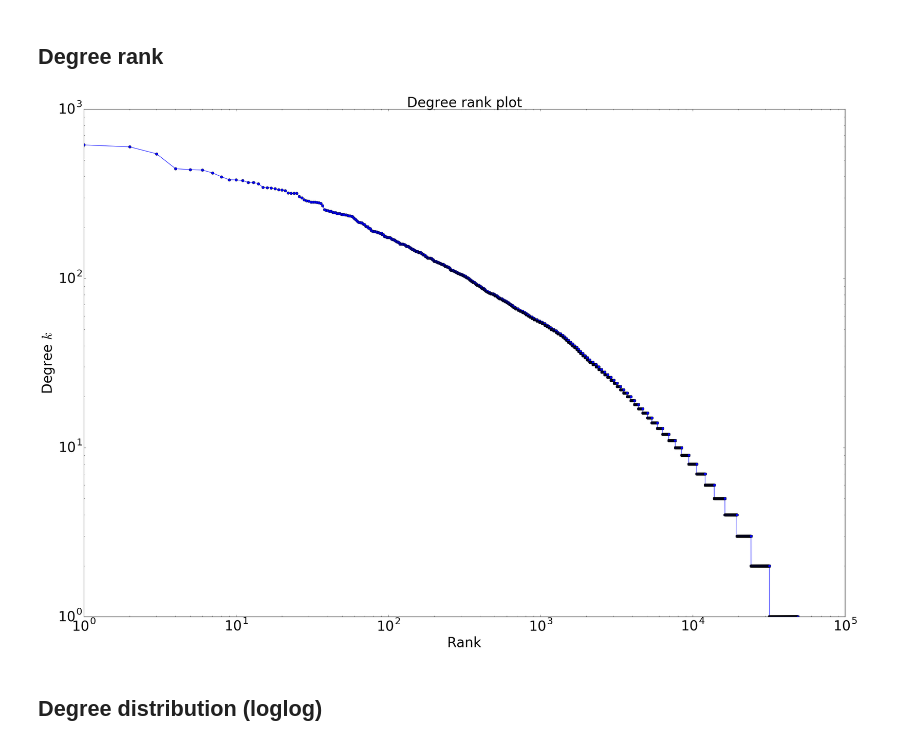
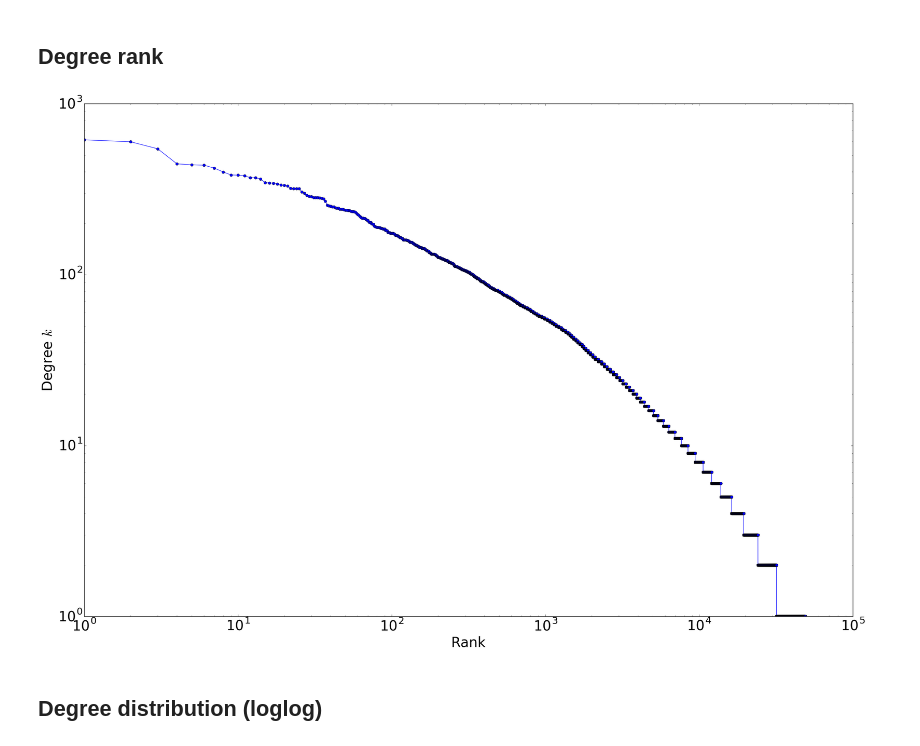
Before and after one commit to akiratk0355/navigable-network-analysis, a Jupyter notebook: wot_analysis.ipynb, the cells around one changed output. Saved outputs shown, nothing was run; the diff lists cells and outputs as text; code cells hidden in the pictures.

```diff
--- a/wot_analysis.ipynb
+++ b/wot_analysis.ipynb
@@ -45,13 +33,13 @@ INFO:main:edges: 183840
 # %%
 # degree rank
 degree_sequence=sorted(nx.degree(G).values(),reverse=True)
 plt.loglog(degree_sequence,'b-',marker='o')
-plt.title("Degree rank plot")
+#plt.title("Degree rank plot")
 plt.ylabel("Degree $k$")
 plt.xlabel("Rank")
 plt.show()
 # %% [output]
-[figure, old version]
+[figure, new version]
 # %% [markdown]
 ## Degree distribution (loglog)
 # %%
```
Also changed, not shown: parts of 5 cells of this notebook.
